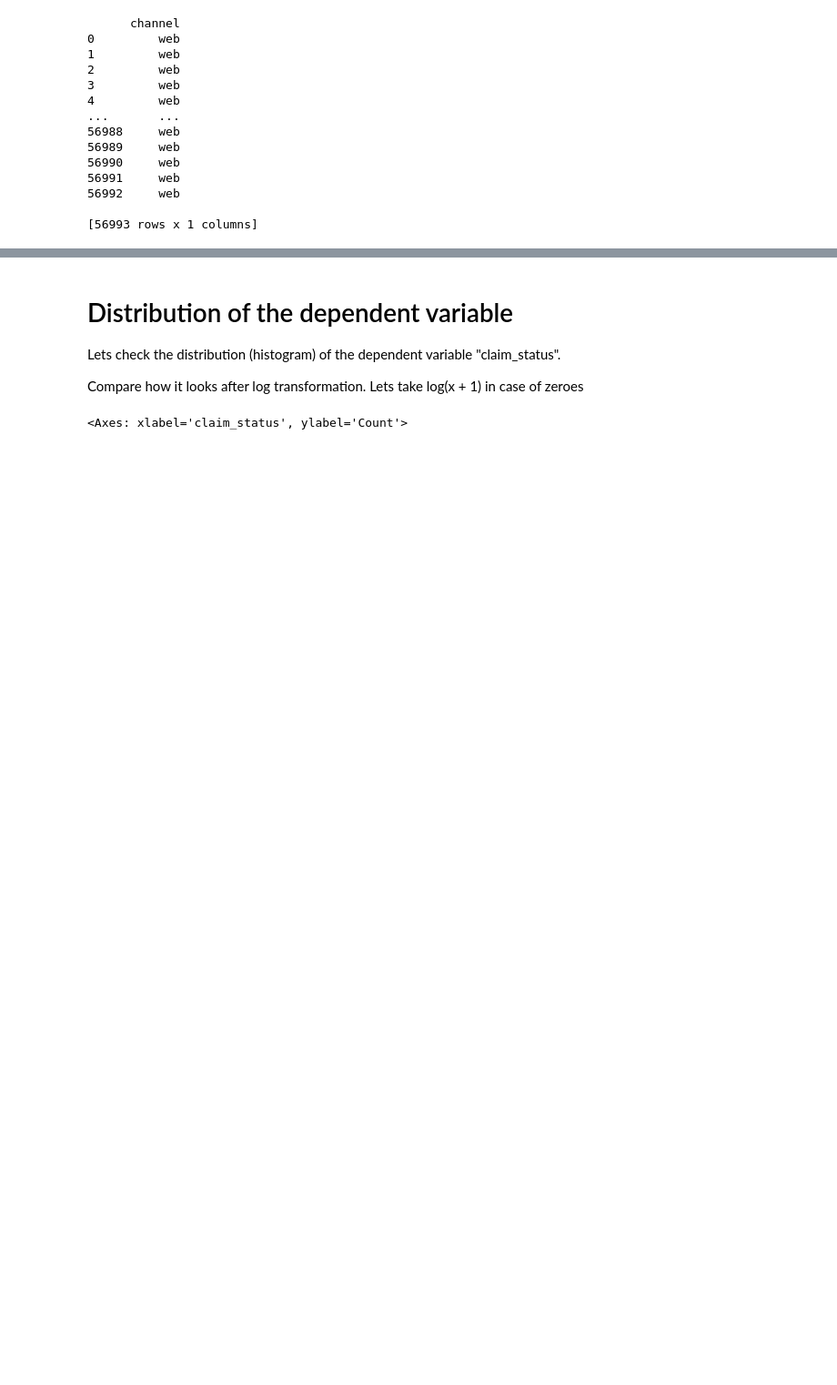
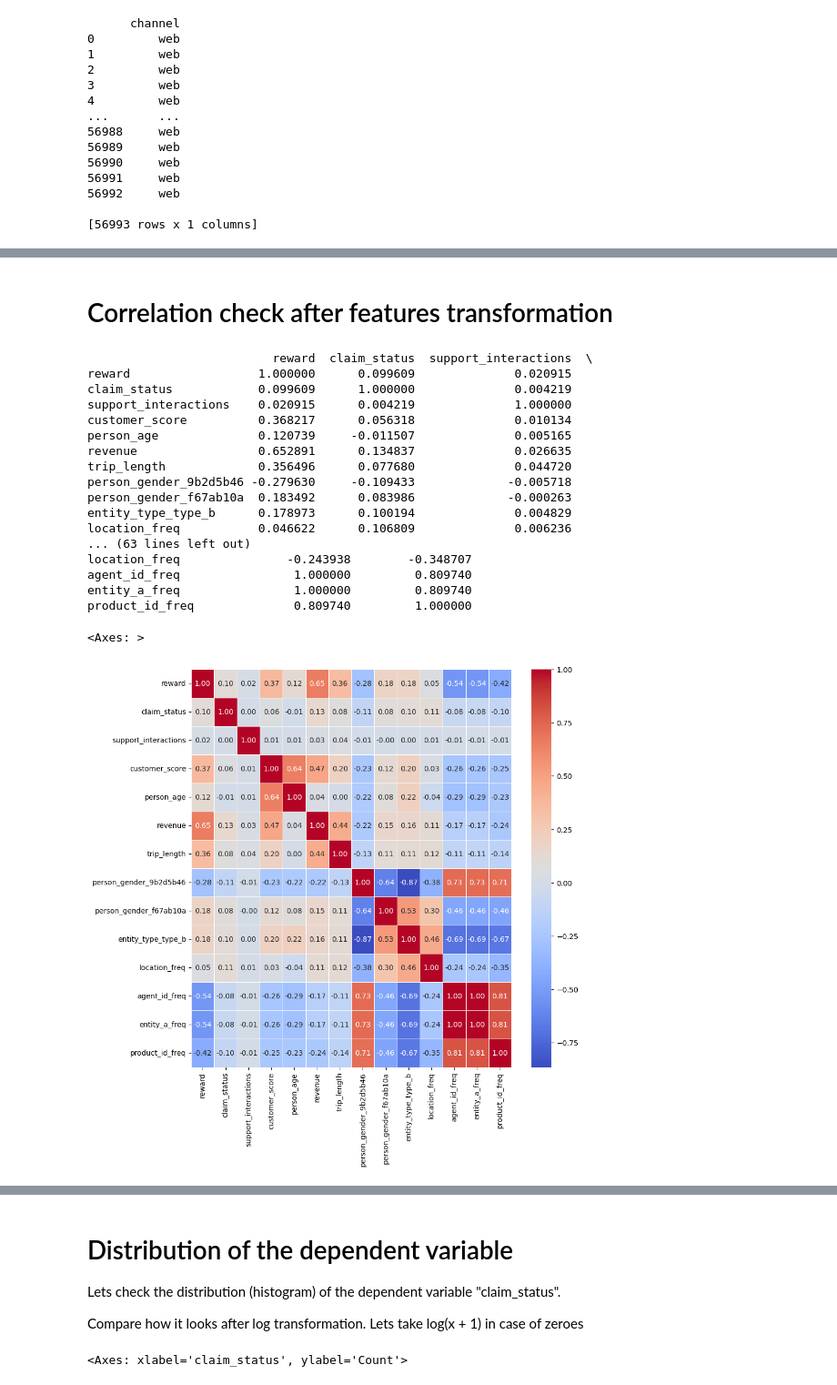
Before and after one commit to AliaksandraLabko/ML, a Jupyter notebook: ML02_data_preparation.ipynb, the cells around one changed output, grey strips where cells are left out. Shown at 91% size. Saved outputs shown, nothing was run; the diff lists cells and outputs as text; code cells hidden in the pictures; blank space fills up the shorter version.

```diff
--- a/ML02_data_preparation.ipynb
+++ b/ML02_data_preparation.ipynb
@@ -403,0 +526,11 @@ ordinal_vars = agent_id ?????????????
+# %%
+#frequency encoding
+
+cols_to_encode = ['location', 'agent_id', 'entity_a', 'product_id']
+
+# Calculate frequencies and replace values for train
+for col in cols_to_encode:
+    freq = INS_encoded[col].value_counts().to_dict()  # Get counts for each category
+    INS_encoded[f'{col}_freq'] = INS_encoded[col].map(freq)   # Map counts to new column
+
+INS_encoded.drop(cols_to_encode, axis=1, inplace=True)  # Remove original categorical columns
@@ -403,0 +568,10 @@ ordinal_vars = agent_id ?????????????
+# %%
+numerical_cols = [
+    'reward', 'support_interactions', 'customer_score', 'person_age',
+    'revenue', 'trip_length', 'location_freq', 'agent_id_freq',
+    'entity_a_freq', 'product_id_freq'
+]
+
+
+scaler = StandardScaler()
+INS_encoded[numerical_cols] = scaler.fit_transform(INS_encoded[numerical_cols])
@@ -403,0 +599,36 @@ ordinal_vars = agent_id ?????????????
+# %% [markdown]
+# Correlation check after features transformation
+# %%
+
+INS_cor  = INS_encoded.corr(method = 'pearson')
+
+# Display the correlation matrix
+print(INS_cor)
+
+plt.figure(figsize=(10, 10))
+
+sns.heatmap(INS_cor,
+            annot = True,
+            cmap = "coolwarm",
+            fmt = ".2f",
+            linewidths = 0.5)
+# %% [output]
+                          reward  claim_status  support_interactions  \
+reward                  1.000000      0.099609              0.020915
+claim_status            0.099609      1.000000              0.004219
+support_interactions    0.020915      0.004219              1.000000
+customer_score          0.368217      0.056318              0.010134
+person_age              0.120739     -0.011507              0.005165
+revenue                 0.652891      0.134837              0.026635
+trip_length             0.356496      0.077680              0.044720
+person_gender_9b2d5b46 -0.279630     -0.109433             -0.005718
+person_gender_f67ab10a  0.183492      0.083986             -0.000263
+entity_type_type_b      0.178973      0.100194              0.004829
+location_freq           0.046622      0.106809              0.006236
+... (63 lines left out)
+location_freq               -0.243938        -0.348707
+agent_id_freq                1.000000         0.809740
+entity_a_freq                1.000000         0.809740
+product_id_freq              0.809740         1.000000
+<Axes: >
+[figure, added]
```
Also changed, not shown: parts of 35 cells of this notebook.
